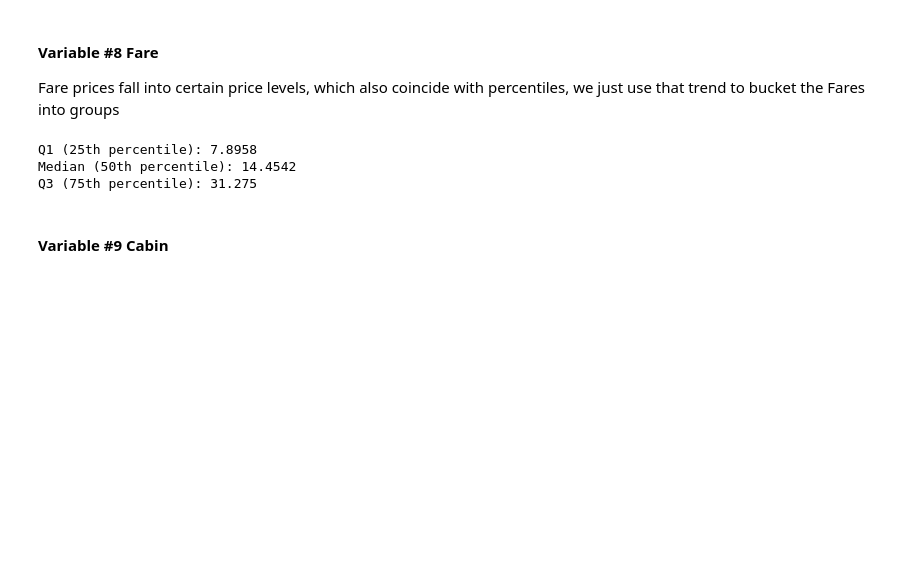
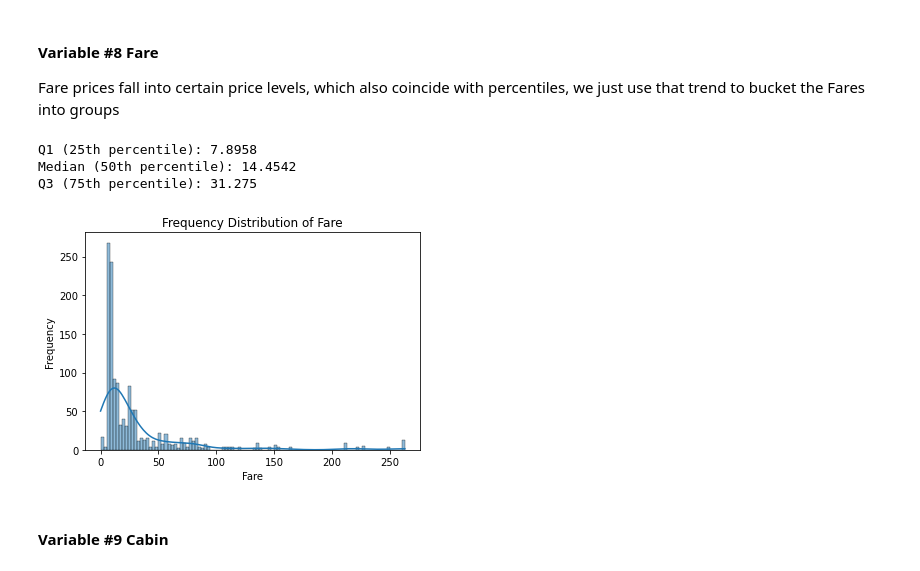
Before and after one commit to CryptoDataScience/IntroductionPost, a Jupyter notebook: Kaggle Titanic Competition.ipynb, the cells around one changed output. Saved outputs shown, nothing was run; the diff lists cells and outputs as text; code cells hidden in the pictures; blank space fills up the shorter version.

```diff
--- a/Kaggle Titanic Competition.ipynb
+++ b/Kaggle Titanic Competition.ipynb
@@ -172,20 +172,21 @@ concatenated_df['CountOfTickets'] = concatenated_df['Ticket'].apply(lambda x: ti
 # %%
 concatenated_df['TicketCode'] = concatenated_df['Ticket'].apply(lambda x: str(x[:1]))
 # %%
-T_asis = ['1', '2', '3', 'S', 'P', 'C', 'A']
-T_ls = ['4','5','6','7','8','L','W' ]
+
+Tsame = ['1', '2', '3', 'S', 'P', 'C', 'A']
+Tlow = ['4','5','6','7','8','L','W' ]
 # 1, 2, 3, S, P, C, A - Leave as is
 # 4,5,6,7,8,L,W - Low Survival
 # Rest - High Survival
-def bin_ticket(tckt):
-    if tckt in T_asis:
-        return tckt
-    elif tckt in T_ls:
-        return 'LS'
+def groupTicket(ticket):
+    if ticket in Tsame:
+        return ticket
+    elif ticket in Tlow:
+        return 'Lo'
     else:
-        return 'HS'
+        return 'Hi'
 # %%
-concatenated_df['TicketCodeShort'] = concatenated_df['TicketCode'].apply(lambda x: bin_ticket(x))
+concatenated_df['TicketCodeShort'] = concatenated_df['TicketCode'].apply(lambda x: groupTicket(x))
 # %% [markdown]
 #### Variable #8 Fare
 
@@ -207,6 +208,19 @@ print(f"Q3 (75th percentile): {Q3}")
 Q1 (25th percentile): 7.8958
 Median (50th percentile): 14.4542
 Q3 (75th percentile): 31.275
+# %%
+import seaborn as sns
+
+##concatenated_df[concatenated_df['Fare'] < 100]
+
+
+sns.histplot(concatenated_df['Fare'][concatenated_df['Fare'] < 300], bins=100, kde=True)  # KDE line adds a density plot
+plt.xlabel('Fare')  # Replace with your column name
+plt.ylabel('Frequency')
+plt.title('Frequency Distribution of Fare')  # Replace with your column title
+plt.show()
+# %% [output]
+[figure, added]
 # %%
 def MakeFareCategory(value):
     if value < 7.9:
```
Also changed, not shown: parts of 9 cells of this notebook.
